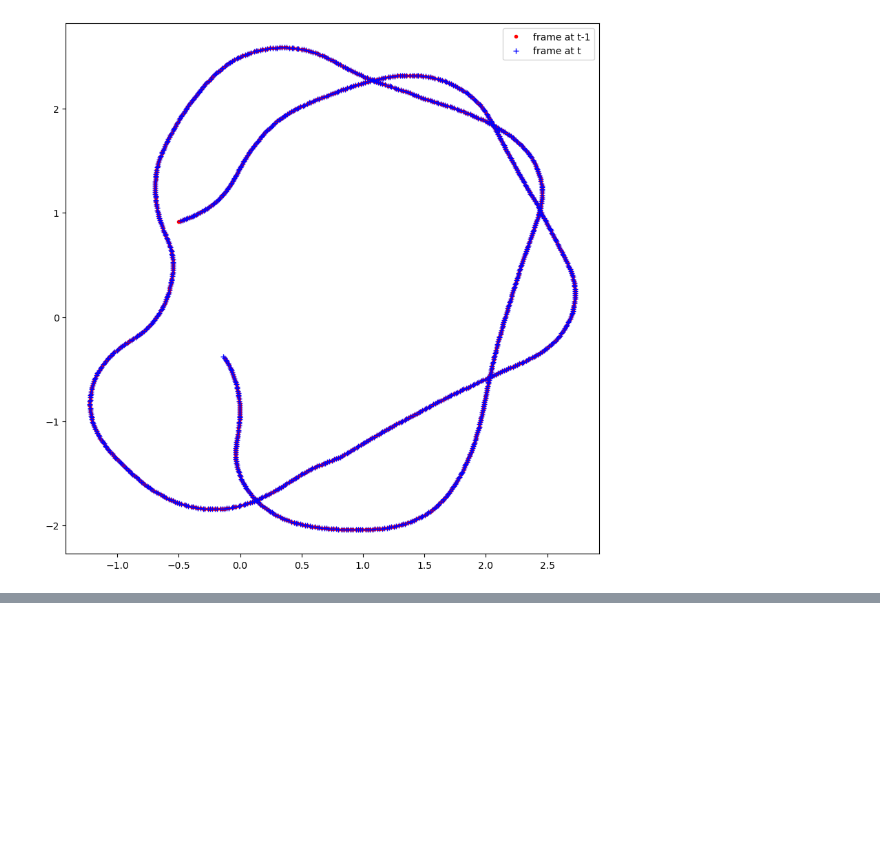
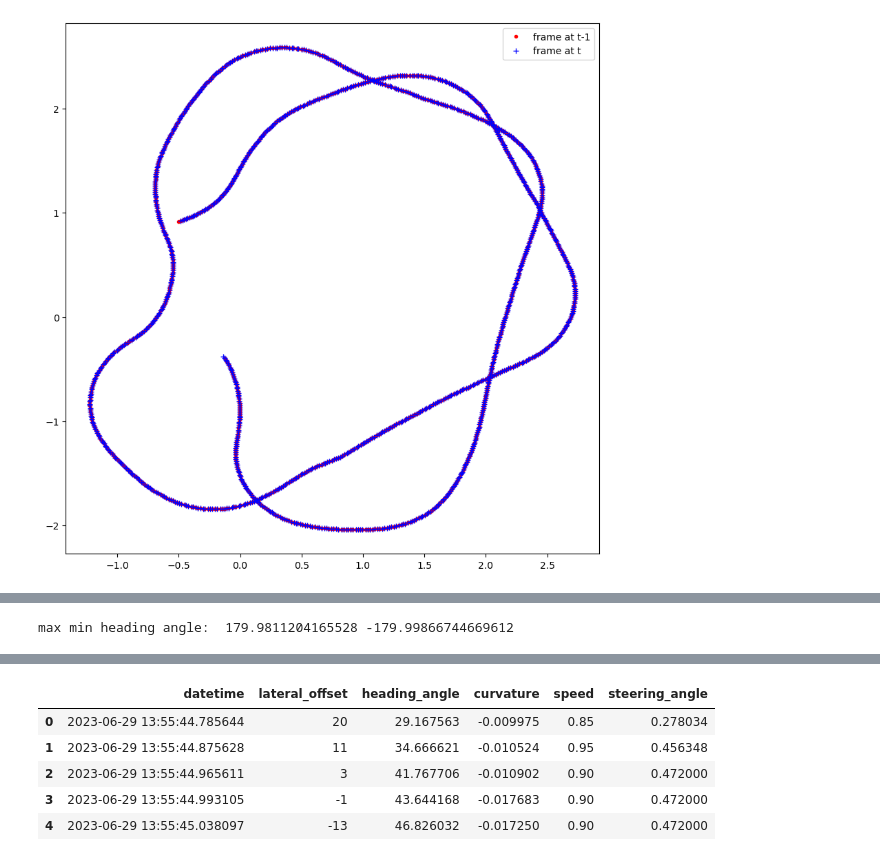
Before and after one commit to uebelTim/curve_SLAM, a Jupyter notebook: explore_pose.ipynb, the cells around one changed output, grey strips where cells are left out. Drawn from its saved outputs; the diff is of its cells as text; code cells hidden in the pictures; blank space fills up the shorter version.

```diff
--- a/explore_pose.ipynb
+++ b/explore_pose.ipynb
@@ -61,9 +64,9 @@ plt.show()
 # %% [output]
 [figure]
 # %%
-from .vehicle_pose import pose
-pose = pose()
-#make dict with x,y,theta
-dict = {'x': 0, 'y': 0, 'theta': 0}
-for i in range(len(df)):
-    pose.update(df['x'][i], df['y'][i], df['yaw'][i])
+# from .vehicle_pose import pose
+# pose = pose()
+# #make dict with x,y,theta
+# dict = {'x': 0, 'y': 0, 'theta': 0}
+# for i in range(len(df)):
+#     pose.update(df['x'][i], df['y'][i], df['yaw'][i])
@@ -69,0 +119,50 @@ for i in range(len(df)):
+# %%
+import pandas as pd
+from scipy.spatial.transform import Rotation as R
+def convert_to_euler_angles(df):
+    '''
+    Converts the quaternions in the dataframe to euler angles
+    '''
+    df_ha = pd.DataFrame(columns=['heading_angle'])
+    for i in range(len(df)):
+       r = R.from_quat([df['qx'][i], df['qy'][i], df['qz'][i], df['qw'][i]])
+       #df.loc[i, 'roll'], df.loc[i, 'pitch'], df.loc[i, 'heading_angle'] = r.as_euler('xyz', degrees=True)
+       _,_, df_ha.loc[i, 'heading_angle'] = r.as_euler('xyz', degrees=True)
+
+    return df_ha
+df_odom = pd.read_csv('../Aufnahmen/data/odom.csv')
+df_heading = convert_to_euler_angles(df_odom)
+df_heading['datetime'] = df_odom['datetime']
+df_heading['datetime'] = pd.to_datetime(df_heading['datetime'])
+#make datetime column the index
+df_heading = df_heading.set_index('datetime')
+df_heading.head()
+print('max min heading angle: ', df_heading['heading_angle'].max(), df_heading['heading_angle'].min())
+#df_heading.to_csv('../Aufnahmen/data/heading_angles.csv')
+# %% [output]
+max min heading angle:  179.9811204165528 -179.99866744669612
+# %%
+import pandas as pd
+import numpy as np
+df_measurements = pd.read_csv('../Aufnahmen/data/frame_measurements.csv')
+df_measurements['datetime'] = pd.to_datetime(df_measurements['datetime'])
+print(df_measurements.head())
+df_heading['datetime'] = pd.to_datetime(df_heading['datetime'])
+df = pd.merge_asof(df_measurements, df_heading, on='datetime', direction='nearest')
+df.head()
+df_ackermann = pd.read_csv('../Aufnahmen/data/ackermann.csv')
+df_ackermann['datetime'] = pd.to_datetime(df_ackermann['datetime'])
+df = pd.merge_asof(df, df_ackermann, on='datetime', direction='nearest')
+#calculate average time between measurements
+avg_time = np.mean(np.diff(df['datetime']))
+#convert to seconds
+avg_time = avg_time / np.timedelta64(1, 's')
+#calculate derivative of curvature
+# dKdt = np.gradient(df['curvature'],np.diff(df['datetime']))
+# df['der_curvature'] = dKdt
+#sort columns as datetime, lateral offset, heading angle, curvature, derivative of curvature, speed, steering angle
+df = df[['datetime', 'lateral_offset', 'heading_angle', 'curvature', 'speed', 'steering_angle']]
+
+df.to_csv('../Aufnahmen/data/kalmanVars.csv', index=True)
+df.head()
+# %% [output]
@@ -69,0 +175,6 @@ for i in range(len(df)):
+|  | datetime | lateral_offset | heading_angle | curvature | speed | steering_angle |
+| 0 | 2023-06-29 13:55:44.785644 | 20 | 29.167563 | -0.009975 | 0.85 | 0.278034 |
+| 1 | 2023-06-29 13:55:44.875628 | 11 | 34.666621 | -0.010524 | 0.95 | 0.456348 |
+| 2 | 2023-06-29 13:55:44.965611 | 3 | 41.767706 | -0.010902 | 0.90 | 0.472000 |
+| 3 | 2023-06-29 13:55:44.993105 | -1 | 43.644168 | -0.017683 | 0.90 | 0.472000 |
+| 4 | 2023-06-29 13:55:45.038097 | -13 | 46.826032 | -0.017250 | 0.90 | 0.472000 |
```
Also changed, not shown: parts of 6 cells of this notebook, 5 other files.
